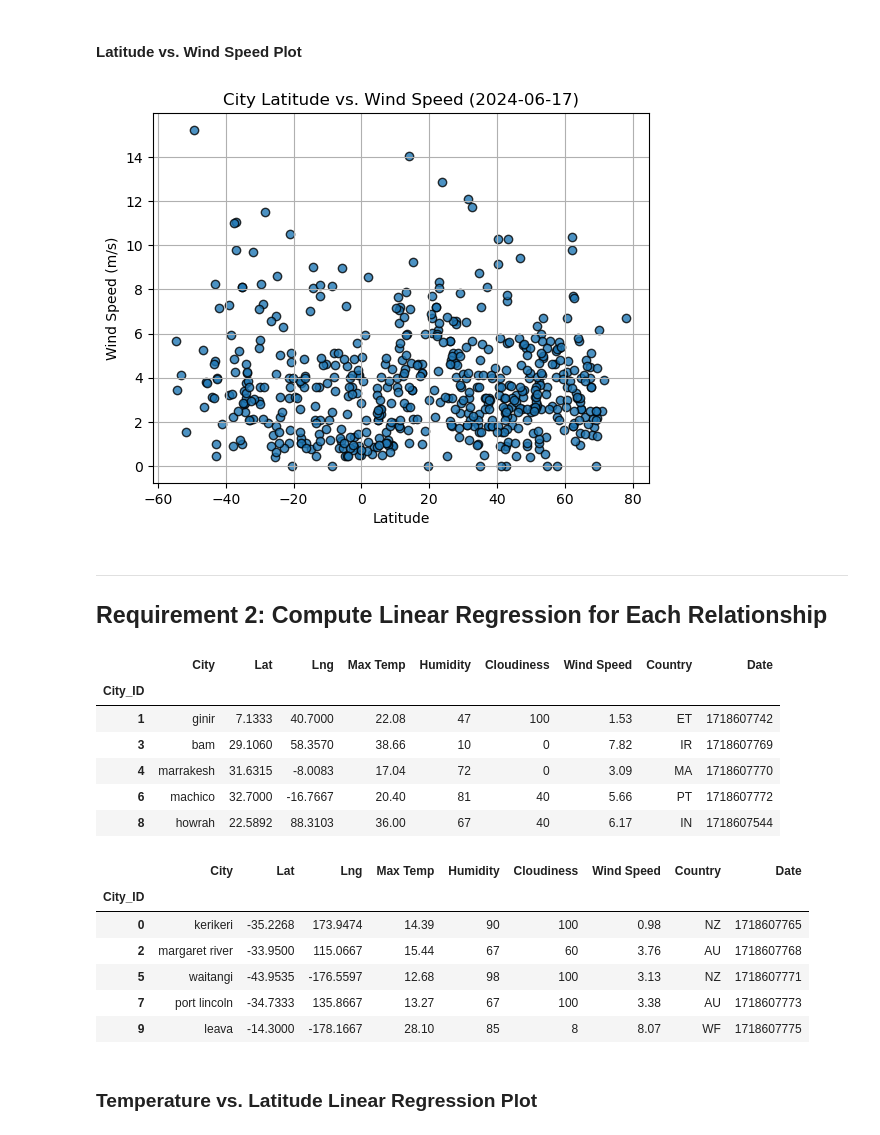
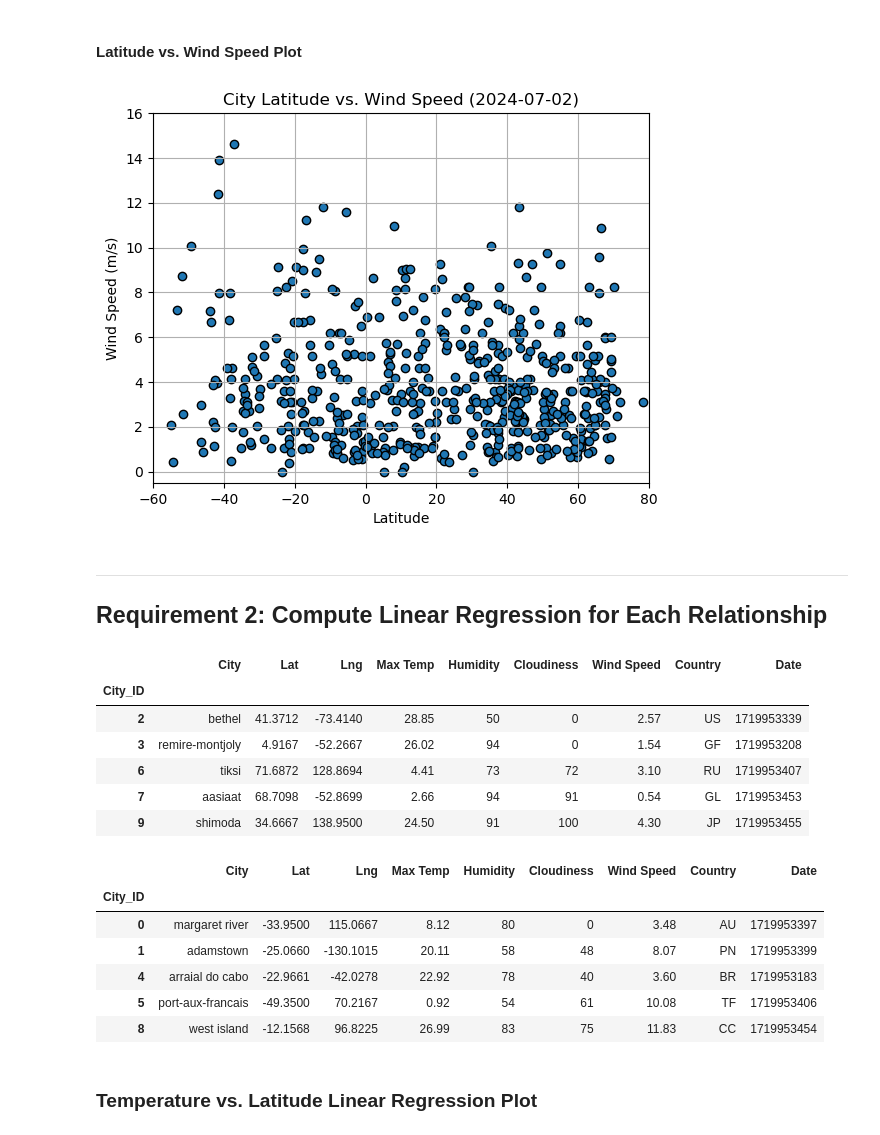
Before and after one commit to nbscarth/python-api-challenge, a Jupyter notebook: Weatherpy/WeatherPy.ipynb, the cells around one changed output. Drawn from its saved outputs; the diff is of its cells as text; code cells hidden in the pictures.

```diff
--- a/Weatherpy/WeatherPy.ipynb
+++ b/Weatherpy/WeatherPy.ipynb
@@ -254,18 +254,23 @@ plt.show()
 #### Latitude vs. Wind Speed Plot
 # %%
 # Build the scatter plots for latitude vs. wind speed
-# YOUR CODE HERE
+plt.scatter(city_data_df["Lat"], city_data_df["Wind Speed"], edgecolors="black")
 
 # Incorporate the other graph properties
-# YOUR CODE HERE
+plt.title("City Latitude vs. Wind Speed (2024-07-02)")
+plt.xlabel("Latitude")
+plt.ylabel("Wind Speed (m/s)")
+plt.grid()
+plt.ylim(-.5, 16)
+plt.xlim(-60,80)
 
 # Save the figure
 plt.savefig("output_data/Fig4.png")
 
 # Show plot
 plt.show()
 # %% [output]
-[figure, old version]
+[figure, new version]
 # %% [markdown]
 ---
 
@@ -276,31 +293,31 @@ plt.show()
 # %%
 # Create a DataFrame with the Northern Hemisphere data (Latitude >= 0)
-# YOUR CODE HERE
+northern_hemi_df = city_data_df.loc[city_data_df["Lat"] >= 0, :]
 
 # Display sample data
 northern_hemi_df.head()
 # %% [output]
 |  | City | Lat | Lng | Max Temp | Humidity | Cloudiness | Wind Speed | Country | Date |
 | City_ID |  |  |  |  |  |  |  |  |  |
-| 1 | ginir | 7.1333 | 40.7000 | 22.08 | 47 | 100 | 1.53 | ET | 1718607742 |
-| 3 | bam | 29.1060 | 58.3570 | 38.66 | 10 | 0 | 7.82 | IR | 1718607769 |
-| 4 | marrakesh | 31.6315 | -8.0083 | 17.04 | 72 | 0 | 3.09 | MA | 1718607770 |
-| 6 | machico | 32.7000 | -16.7667 | 20.40 | 81 | 40 | 5.66 | PT | 1718607772 |
-| 8 | howrah | 22.5892 | 88.3103 | 36.00 | 67 | 40 | 6.17 | IN | 1718607544 |
+| 2 | bethel | 41.3712 | -73.4140 | 28.85 | 50 | 0 | 2.57 | US | 1719953339 |
+| 3 | remire-montjoly | 4.9167 | -52.2667 | 26.02 | 94 | 0 | 1.54 | GF | 1719953208 |
+| 6 | tiksi | 71.6872 | 128.8694 | 4.41 | 73 | 72 | 3.10 | RU | 1719953407 |
+| 7 | aasiaat | 68.7098 | -52.8699 | 2.66 | 94 | 91 | 0.54 | GL | 1719953453 |
+| 9 | shimoda | 34.6667 | 138.9500 | 24.50 | 91 | 100 | 4.30 | JP | 1719953455 |
 # %%
 # Create a DataFrame with the Southern Hemisphere data (Latitude < 0)
-# YOUR CODE HERE
+southern_hemi_df = city_data_df.loc[city_data_df["Lat"] <= 0, :]
 
 # Display sample data
 southern_hemi_df.head()
 # %% [output]
 |  | City | Lat | Lng | Max Temp | Humidity | Cloudiness | Wind Speed | Country | Date |
 | City_ID |  |  |  |  |  |  |  |  |  |
-| 0 | kerikeri | -35.2268 | 173.9474 | 14.39 | 90 | 100 | 0.98 | NZ | 1718607765 |
-| 2 | margaret river | -33.9500 | 115.0667 | 15.44 | 67 | 60 | 3.76 | AU | 1718607768 |
-| 5 | waitangi | -43.9535 | -176.5597 | 12.68 | 98 | 100 | 3.13 | NZ | 1718607771 |
-| 7 | port lincoln | -34.7333 | 135.8667 | 13.27 | 67 | 100 | 3.38 | AU | 1718607773 |
-| 9 | leava | -14.3000 | -178.1667 | 28.10 | 85 | 8 | 8.07 | WF | 1718607775 |
+| 0 | margaret river | -33.9500 | 115.0667 | 8.12 | 80 | 0 | 3.48 | AU | 1719953397 |
+| 1 | adamstown | -25.0660 | -130.1015 | 20.11 | 58 | 48 | 8.07 | PN | 1719953399 |
+| 4 | arraial do cabo | -22.9661 | -42.0278 | 22.92 | 78 | 40 | 3.60 | BR | 1719953183 |
+| 5 | port-aux-francais | -49.3500 | 70.2167 | 0.92 | 54 | 61 | 10.08 | TF | 1719953406 |
+| 8 | west island | -12.1568 | 96.8225 | 26.99 | 83 | 75 | 11.83 | CC | 1719953454 |
 # %% [markdown]
 ###  Temperature vs. Latitude Linear Regression Plot
 # %%
```
Also changed, not shown: parts of 24 cells of this notebook, 1 other file.
